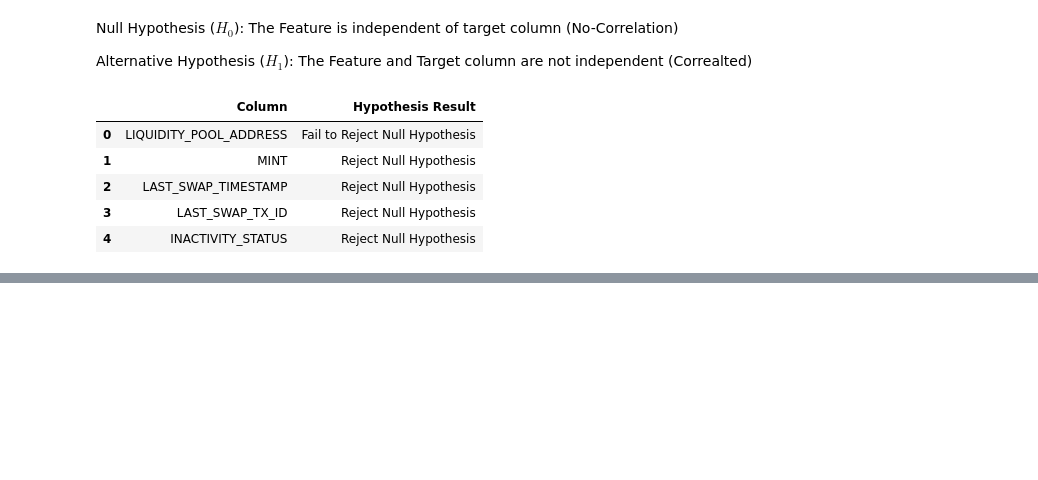
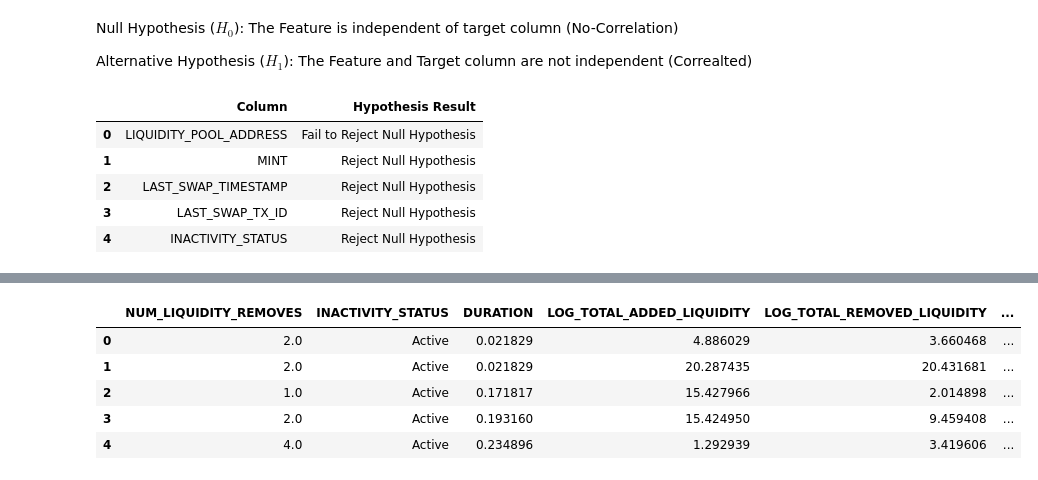
Before and after one commit to LaiTechTinker/Block_intel_model, a Jupyter notebook: Block_intel_classifier/notebooks/EDA.ipynb, the cells around one changed output, grey strips where cells are left out. Drawn from its saved outputs; the diff is of its cells as text; code cells hidden in the pictures; blank space fills up the shorter version.

```diff
--- a/Block_intel_classifier/notebooks/EDA.ipynb
+++ b/Block_intel_classifier/notebooks/EDA.ipynb
@@ -261,0 +301,11 @@ result
+# %%
+drop_arry=["TOTAL_ADDED_LIQUIDITY","TOTAL_REMOVED_LIQUIDITY","NUM_LIQUIDITY_ADDS","ADD_TO_REMOVE_RATIO"]
+df.drop(columns=drop_arry, inplace=True)
+df.head()
+# %% [output]
+|  | NUM_LIQUIDITY_REMOVES | INACTIVITY_STATUS | DURATION | LOG_TOTAL_ADDED_LIQUIDITY | LOG_TOTAL_REMOVED_LIQUIDITY | ... |
+| 0 | 2.0 | Active | 0.021829 | 4.886029 | 3.660468 | ... |
+| 1 | 2.0 | Active | 0.021829 | 20.287435 | 20.431681 | ... |
+| 2 | 1.0 | Active | 0.171817 | 15.427966 | 2.014898 | ... |
+| 3 | 2.0 | Active | 0.193160 | 15.424950 | 9.459408 | ... |
+| 4 | 4.0 | Active | 0.234896 | 1.292939 | 3.419606 | ... |
```
Also changed, not shown: parts of 12 cells of this notebook, 2 other files.
